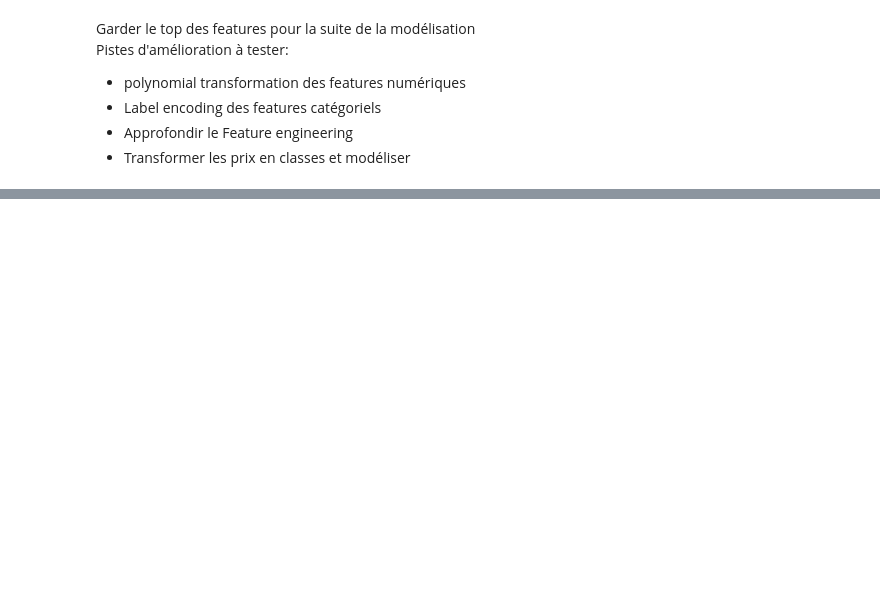
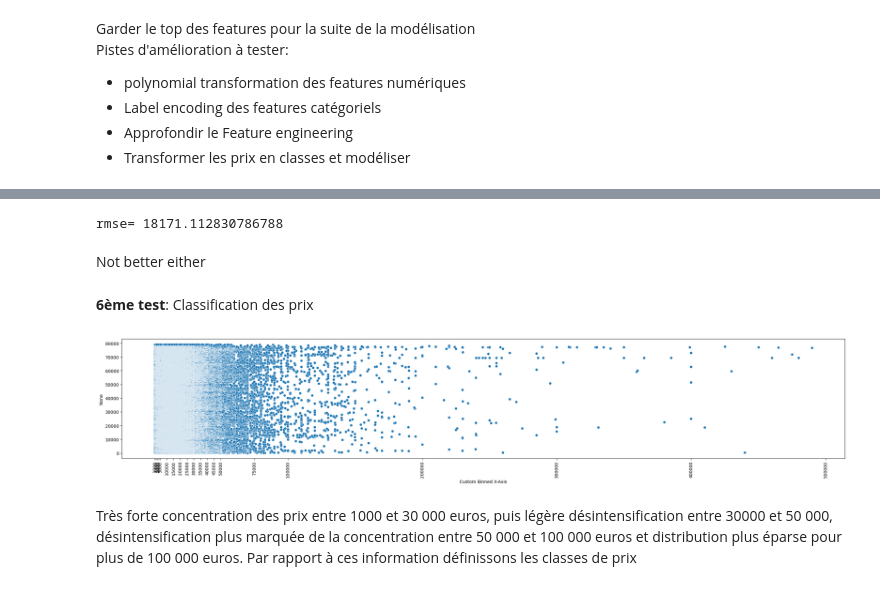
Before and after one commit to the-demby/Leboncoin_Predicting_Price, a Jupyter notebook: leboncoin.ipynb, the cells around one changed output, grey strips where cells are left out. Drawn from its saved outputs; the diff is of its cells as text; code cells hidden in the pictures; blank space fills up the shorter version.

Commit message:
6 differents tests for a better model

```diff
--- a/leboncoin.ipynb
+++ b/leboncoin.ipynb
@@ -1143,0 +1199,37 @@ Pistes d'amélioration à tester:
+# %%
+preprocessor = ColumnTransformer(
+    transformers=[
+        ('num', Pipeline([
+            ('imputer', SimpleImputer(strategy='median')),
+            ('scaler', StandardScaler()),
+             ('poly', PolynomialFeatures(degree=2, include_bias=False))
+        ]), numerical_features_top),  # Replace with your numerical columns
+        ('cat', Pipeline([
+            ('imputer', SimpleImputer(strategy='most_frequent')),
+            ('onehot', OneHotEncoder(handle_unknown='ignore'))
+        ]), categorical_features_top)  # Replace with your categorical columns
+    ]
+)
+warnings.filterwarnings("ignore")
+#erreur de prédiction
+best_pipe_lgbm = Pipeline([
+    ('preprocessor', preprocessor),
+    ('classifier', LGBMRegressor(random_state=42,
+                          learning_rate=0.1,
+                          max_depth=None,
+                          n_estimators=200,
+                          num_leaves=50,
+                          subsample=0.7,
+                          force_col_wise=True,
+                          verbose=-1))
+])
+
+best_pipe_lgbm.fit(X_train_top, y_train_top)
+y_pred_lgbm_top = best_pipe_lgbm.predict(X_test_top)
+print ("rmse=", np.sqrt(mean_squared_error(y_test_top, y_pred_lgbm_top)))
+# %% [output]
+rmse= 18171.112830786788
+# %% [markdown]
+Not better either
+# %% [markdown]
+**6ème test**: Classification des prix
@@ -1143,0 +1247,11 @@ Pistes d'amélioration à tester:
+# %%
+plt.figure(figsize=(30, 5))
+sns.scatterplot(y=df_cleaned.index,x="prix",data=df_cleaned)
+plt.xticks(ticks=[1000, 2000, 3000, 4000, 5000, 10000, 15000, 20000, 25000, 30000, 35000, 40000, 45000, 50000, 75000, 100000,200000,300000,400000,500000],rotation=90)
+plt.xlabel('Custom Binned X-Axis')
+plt.show()
+# %% [output]
+[figure, added]
+# %% [markdown]
+Très forte concentration des prix entre 1000 et 30 000 euros, puis légère désintensification entre 30000 et 50 000, désintensification plus marquée de la concentration entre 50 000 et 100 000 euros et distribution plus éparse pour plus de 100 000 euros.
+Par rapport à ces information définissons les classes de prix
```
Also changed, not shown: parts of 15 cells of this notebook.
